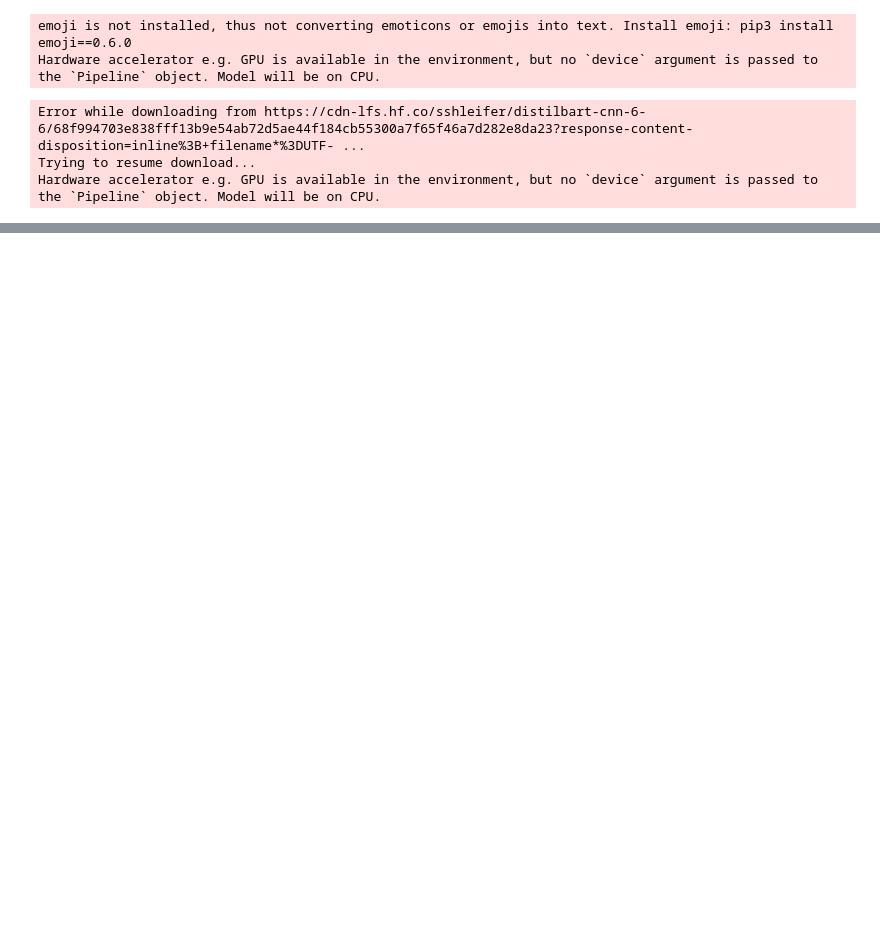
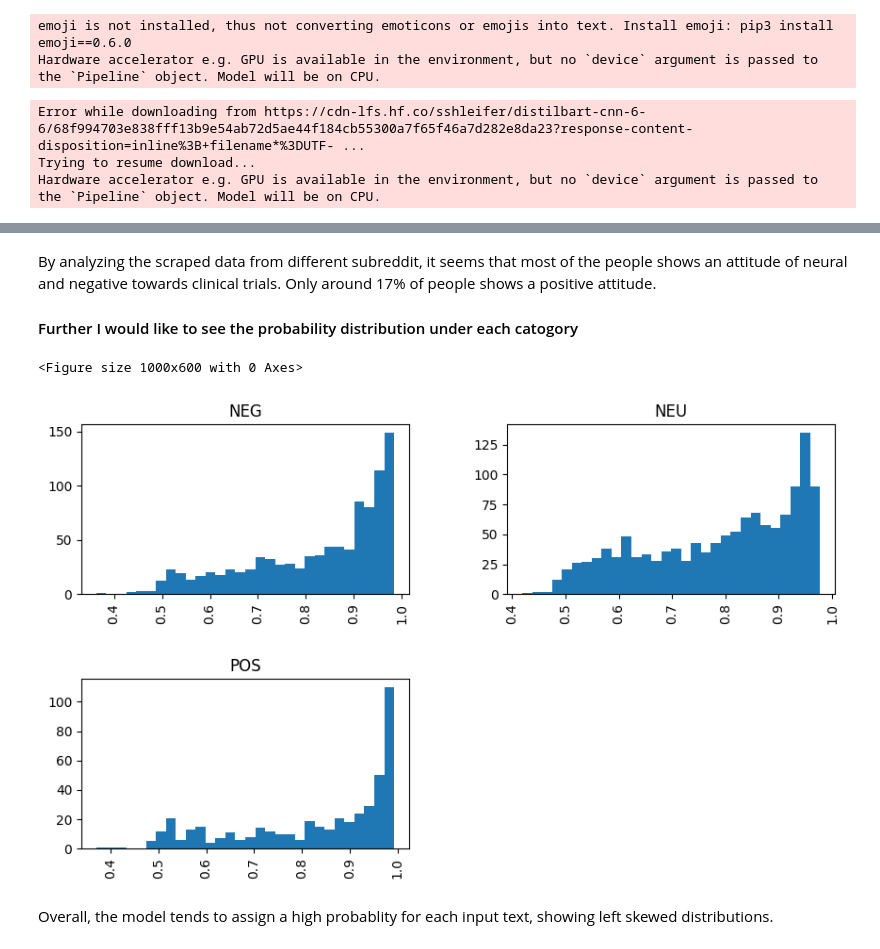
Before and after one commit to zianpan/turmerik-ml-project, a Jupyter notebook: sentiment-analysis.ipynb, the cells around one changed output, grey strips where cells are left out. Saved outputs shown, nothing was run; the diff lists cells and outputs as text; code cells hidden in the pictures; blank space fills up the shorter version.

```diff
--- a/sentiment-analysis.ipynb
+++ b/sentiment-analysis.ipynb
@@ -95,0 +86,15 @@ print(result)
+# %% [markdown]
+By analyzing the scraped data from different subreddit, it seems that most of the people shows an attitude of neural and negative towards clinical trials. Only around 17% of people shows a positive attitude.
+
+#### Further I would like to see the probability distribution under each catogory
+# %%
+#Distribution of scores under each label
+
+plt.figure(figsize=(10,6))
+df['score'].hist(by=df['label'], bins=30, figsize=(10,6))
+plt.show()
+# %% [output]
+<Figure size 1000x600 with 0 Axes>
+[figure, added]
+# %% [markdown]
+Overall, the model tends to assign a high probablity for each input text, showing left skewed distributions.
```
Also changed, not shown: parts of 16 cells of this notebook, 5 other files.
